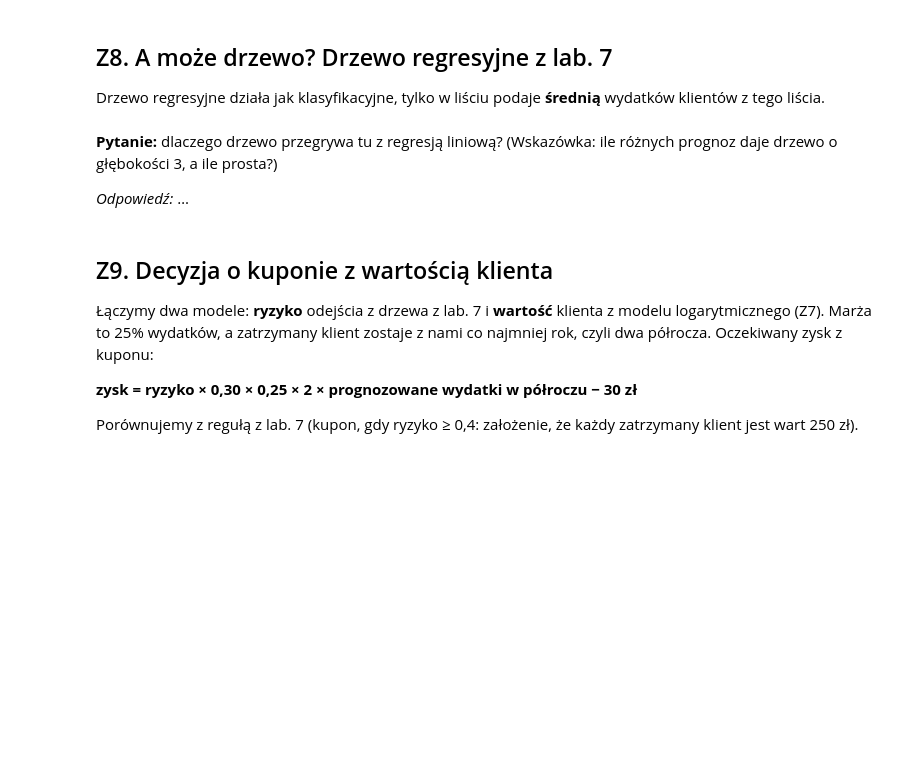
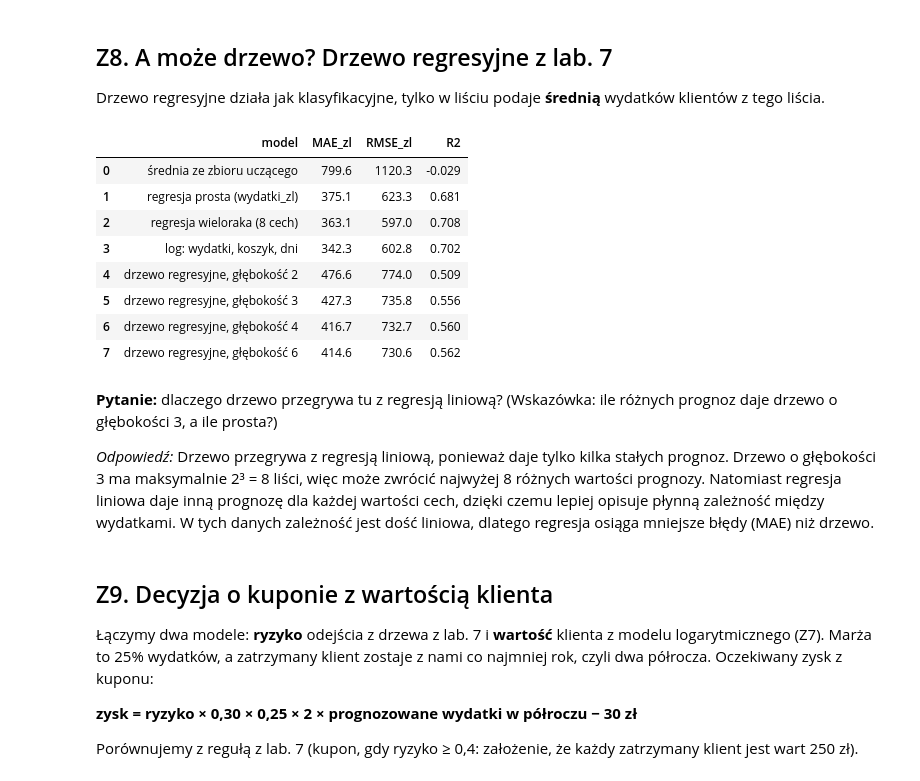
Before and after one commit to kejnokkk/lab8, a Jupyter notebook: lab8_student.ipynb, the cells around one changed output. Drawn from its saved outputs; the diff is of its cells as text; code cells hidden in the pictures; blank space fills up the shorter version.

Commit message:
Lab 8: regresja
Lab 8: regresja

```diff
--- a/lab8_student.ipynb
+++ b/lab8_student.ipynb
@@ -38,7 +47,7 @@ t
 # %%
 x, y = t["wydatki_rok"], t["wydatki_6m"]
 dx, dy = x - x.mean(), y - y.mean()
-b = (dx * dy).sum() / (dx ** ___).sum()      # UZUPEŁNIJ: potęga w mianowniku
+b = (dx * dy).sum() / (dx ** 2).sum()      # UZUPEŁNIJ: potęga w mianowniku
 a = y.mean() - b * x.mean()
 prognoza = a + b * x
 print(f"b = {b:.3f}   a = {a:.1f}")
@@ -55,6 +69,6 @@ print("MAE:", (y - prognoza).abs().mean())
 Klient, który odszedł, ma `wydatki_6m = 0`. To inny proces (odejście) niż „ile wyda, jeśli zostanie”, a odejście przewidywaliśmy już w lab. 7. Regresję uczymy więc tylko na klientach, którzy **zostali**.
 # %%
 df = pd.read_csv("klienci_wartosc.csv", sep=";", decimal=",")
-zostali = df[df["odszedl"] == ___].copy()        # UZUPEŁNIJ: klienci, którzy zostali
+zostali = df[df["odszedl"] == 0].copy()        # UZUPEŁNIJ: klienci, którzy zostali
 print("wszystkich:", len(df), " zostało:", len(zostali))
 zostali["wydatki_6m"].describe()
@@ -108,7 +149,7 @@ pd.DataFrame(wyniki)
 # %% [markdown]
 ## Z5. Regresja prosta: wydatki w roku → wydatki w półroczu
 # %%
-prosta = LinearRegression().fit(ucz[["___"]], ucz["wydatki_6m"])      # UZUPEŁNIJ: jedna cecha
+prosta = LinearRegression().fit(ucz[["wydatki_zl"]], ucz["wydatki_6m"])      # UZUPEŁNIJ: jedna cecha
 print(f"wydatki_6m = {prosta.intercept_:.1f} + {prosta.coef_[0]:.3f} × wydatki_zl")
 p_prosta = prosta.predict(test[["wydatki_zl"]])
 wyniki.append(ocena("regresja prosta (wydatki_zl)", p_prosta))
@@ -151,6 +222,6 @@ def cechy_log(d):
 
 logm = LinearRegression().fit(cechy_log(ucz), np.log(ucz["wydatki_6m"]))
 print(pd.Series(logm.coef_, index=["log_wydatki", "log_koszyk", "dni_od_ostatniego"]).round(4))
-p_log = np.___(logm.predict(cechy_log(test)))          # UZUPEŁNIJ: z logarytmu z powrotem do złotówek
+p_log = np.exp(logm.predict(cechy_log(test)))          # UZUPEŁNIJ: z logarytmu z powrotem do złotówek
 wyniki.append(ocena("log: wydatki, koszyk, dni", p_log))
 pd.DataFrame(wyniki)
@@ -164,14 +249,24 @@ pd.DataFrame(wyniki)
 Drzewo regresyjne działa jak klasyfikacyjne, tylko w liściu podaje **średnią** wydatków klientów z tego liścia.
 # %%
 for g in [2, 3, 4, 6]:
-    drz = DecisionTreeRegressor(max_depth=g, min_samples_leaf=___, random_state=0).fit(ucz[CECHY], ucz["wydatki_6m"])   # UZUPEŁNIJ: jak w lab. 7
+    drz = DecisionTreeRegressor(max_depth=g, min_samples_leaf=30, random_state=0).fit(ucz[CECHY], ucz["wydatki_6m"])   # UZUPEŁNIJ: jak w lab. 7
     wyniki.append(ocena(f"drzewo regresyjne, głębokość {g}", drz.predict(test[CECHY])))
 tabela = pd.DataFrame(wyniki).round({"MAE_zl": 1, "RMSE_zl": 1, "R2": 3})
 tabela
+# %% [output]
+|  | model | MAE_zl | RMSE_zl | R2 |
+| 0 | średnia ze zbioru uczącego | 799.6 | 1120.3 | -0.029 |
+| 1 | regresja prosta (wydatki_zl) | 375.1 | 623.3 | 0.681 |
+| 2 | regresja wieloraka (8 cech) | 363.1 | 597.0 | 0.708 |
+| 3 | log: wydatki, koszyk, dni | 342.3 | 602.8 | 0.702 |
+| 4 | drzewo regresyjne, głębokość 2 | 476.6 | 774.0 | 0.509 |
+| 5 | drzewo regresyjne, głębokość 3 | 427.3 | 735.8 | 0.556 |
+| 6 | drzewo regresyjne, głębokość 4 | 416.7 | 732.7 | 0.560 |
+| 7 | drzewo regresyjne, głębokość 6 | 414.6 | 730.6 | 0.562 |
 # %% [markdown]
 **Pytanie:** dlaczego drzewo przegrywa tu z regresją liniową? (Wskazówka: ile różnych prognoz daje drzewo o głębokości 3, a ile prosta?)
 
-*Odpowiedź:* …
+*Odpowiedź:* Drzewo przegrywa z regresją liniową, ponieważ daje tylko kilka stałych prognoz. Drzewo o głębokości 3 ma maksymalnie 2³ = 8 liści, więc może zwrócić najwyżej 8 różnych wartości prognozy. Natomiast regresja liniowa daje inną prognozę dla każdej wartości cech, dzięki czemu lepiej opisuje płynną zależność między wydatkami. W tych danych zależność jest dość liniowa, dlatego regresja osiąga mniejsze błędy (MAE) niż drzewo.
 # %% [markdown]
 ## Z9. Decyzja o kuponie z wartością klienta
 
```
Also changed, not shown: parts of 21 cells of this notebook.
